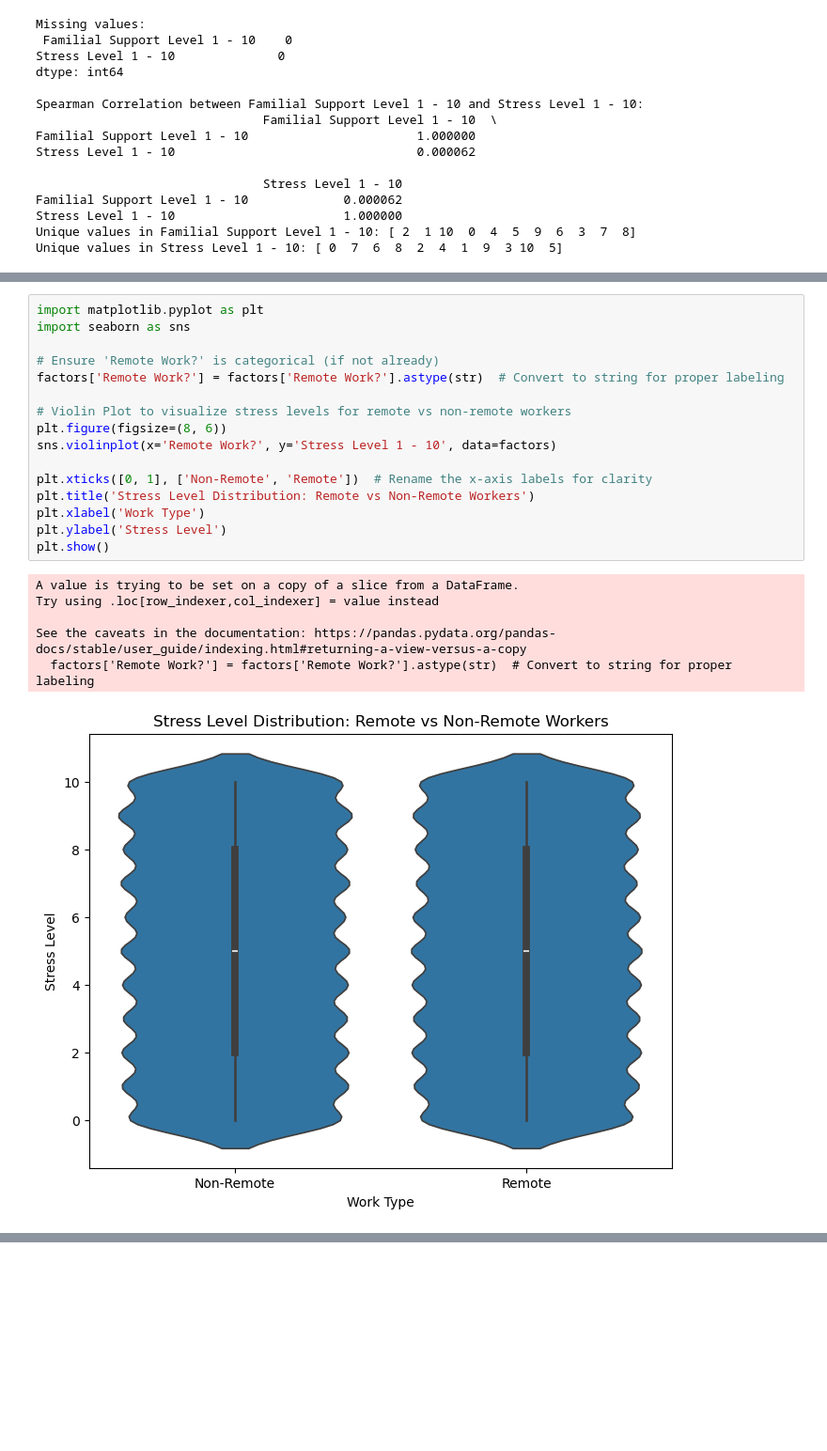
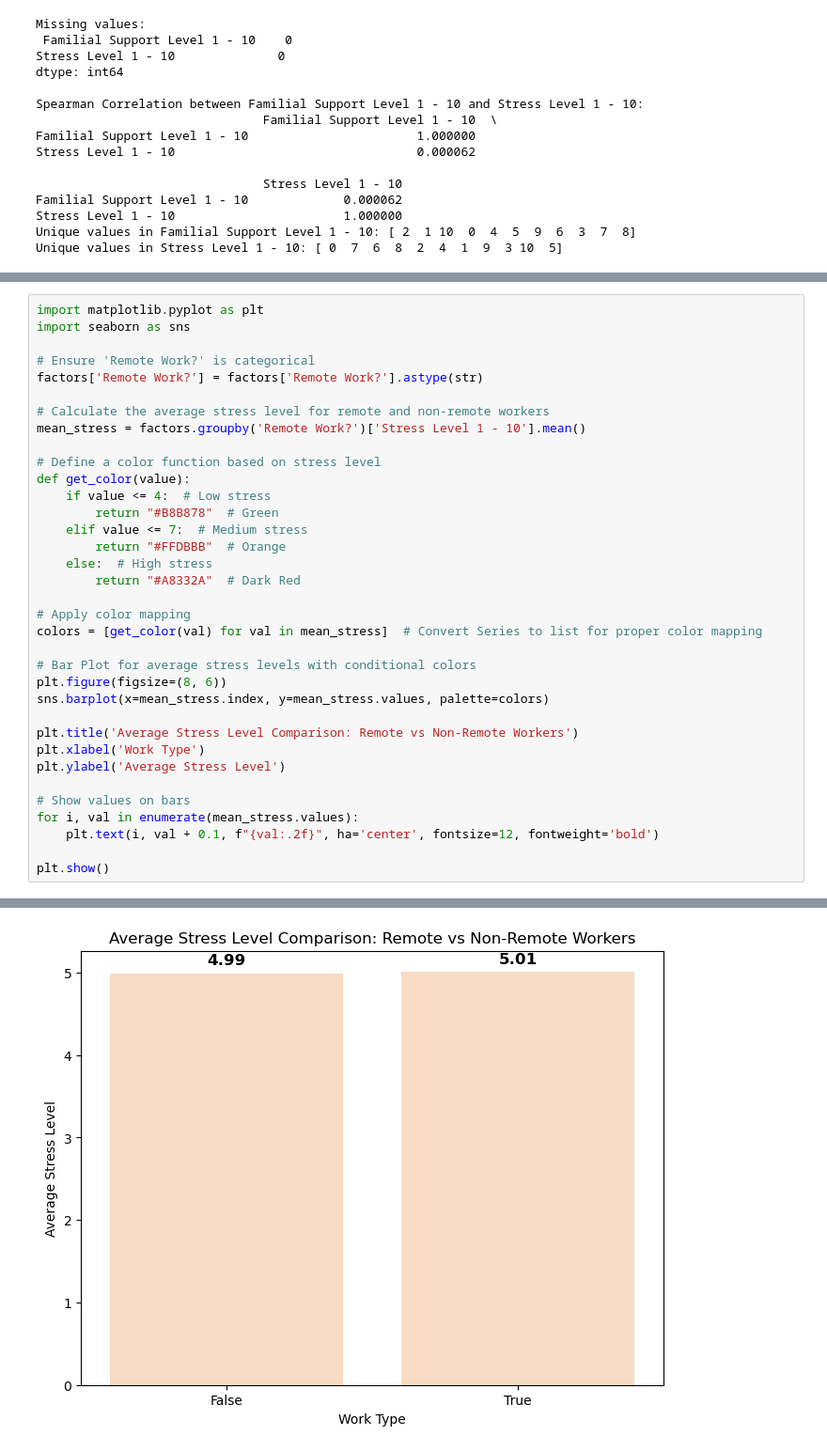
Before and after one commit to eliu14/project_1, a Jupyter notebook: sarah-code.ipynb, the cells around one changed output, grey strips where cells are left out. Shown at 94% size. Cells and saved outputs as stored; diff of their text form; blank space fills up the shorter version.

```diff
--- a/sarah-code.ipynb
+++ b/sarah-code.ipynb
@@ -119,23 +148,36 @@ See the caveats in the documentation: https://pandas.pydata.org/pandas-docs/stab
-# %%
-import matplotlib.pyplot as plt
-import seaborn as sns
-
-# Ensure 'Remote Work?' is categorical (if not already)
-factors['Remote Work?'] = factors['Remote Work?'].astype(str)  # Convert to string for proper labeling
-
-# Violin Plot to visualize stress levels for remote vs non-remote workers
-plt.figure(figsize=(8, 6))
-sns.violinplot(x='Remote Work?', y='Stress Level 1 - 10', data=factors)
-
-plt.xticks([0, 1], ['Non-Remote', 'Remote'])  # Rename the x-axis labels for clarity
-plt.title('Stress Level Distribution: Remote vs Non-Remote Workers')
-plt.xlabel('Work Type')
-plt.ylabel('Stress Level')
-plt.show()
-# %% [output]
-A value is trying to be set on a copy of a slice from a DataFrame.
-Try using .loc[row_indexer,col_indexer] = value instead
-
-See the caveats in the documentation: https://pandas.pydata.org/pandas-docs/stable/user_guide/indexing.html#returning-a-view-versus-a-copy
-  factors['Remote Work?'] = factors['Remote Work?'].astype(str)  # Convert to string for proper labeling
-[figure, removed]
+# %%
+import matplotlib.pyplot as plt
+import seaborn as sns
+
+# Ensure 'Remote Work?' is categorical
+factors['Remote Work?'] = factors['Remote Work?'].astype(str)
+
+# Calculate the average stress level for remote and non-remote workers
+mean_stress = factors.groupby('Remote Work?')['Stress Level 1 - 10'].mean()
+
+# Define a color function based on stress level
+def get_color(value):
+    if value <= 4:  # Low stress
+        return "#B8B878"  # Green
+    elif value <= 7:  # Medium stress
+        return "#FFDBBB"  # Orange
+    else:  # High stress
+        return "#A8332A"  # Dark Red
+
+# Apply color mapping
+colors = [get_color(val) for val in mean_stress]  # Convert Series to list for proper color mapping
+
+# Bar Plot for average stress levels with conditional colors
+plt.figure(figsize=(8, 6))
+sns.barplot(x=mean_stress.index, y=mean_stress.values, palette=colors)
+
+plt.title('Average Stress Level Comparison: Remote vs Non-Remote Workers')
+plt.xlabel('Work Type')
+plt.ylabel('Average Stress Level')
+
+# Show values on bars
+for i, val in enumerate(mean_stress.values):
+    plt.text(i, val + 0.1, f"{val:.2f}", ha='center', fontsize=12, fontweight='bold')
+
+plt.show()
+# %% [output]
@@ -142,3 +187,4 @@ See the caveats in the documentation: https://pandas.pydata.org/pandas-docs/stab
+[figure, added]
 # %%
 import matplotlib.pyplot as plt
 import seaborn as sns
```
Also changed, not shown: parts of 4 cells of this notebook, 1 other file.
